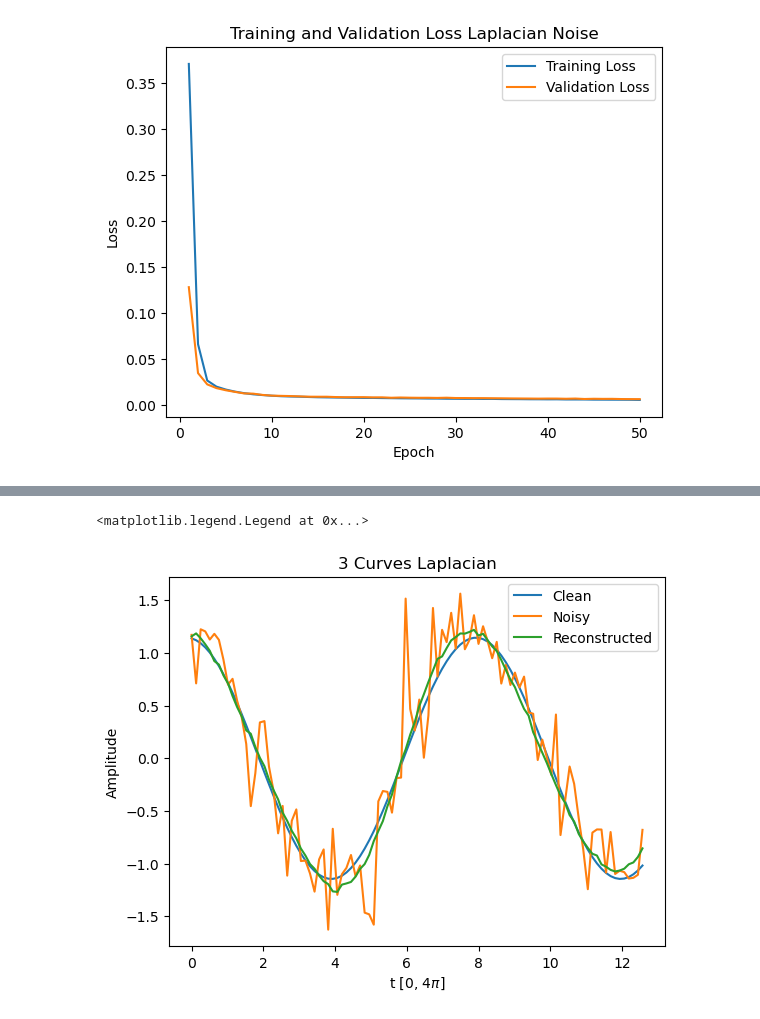
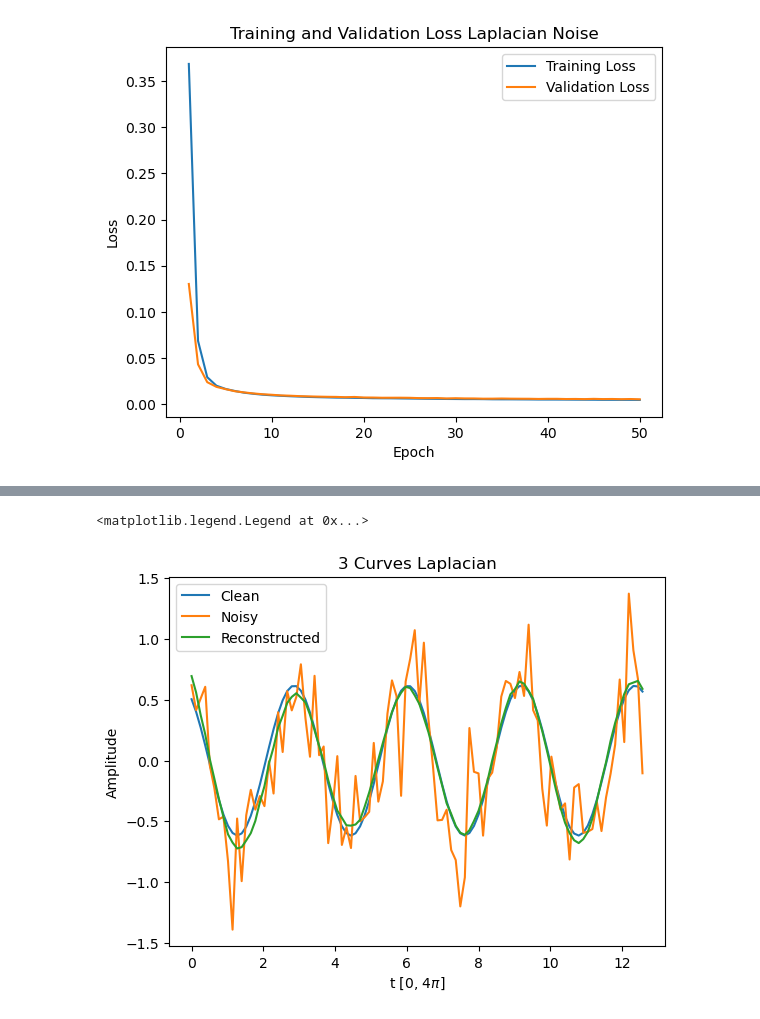
Before and after one commit to PolishJacob/ASTR5900_Projects, a Jupyter notebook: HW_08/MachineLearning.ipynb, the cells around one changed output, grey strips where cells are left out. Drawn from its saved outputs; the diff is of its cells as text; code cells hidden in the pictures.

Commit message:
Edit Laplacian section to use the same clean curve as in Q1 for better comparison

```diff
--- a/HW_08/MachineLearning.ipynb
+++ b/HW_08/MachineLearning.ipynb
@@ -612,16 +612,8 @@ for x in bottleneck:
 
 Instead of Gaussian, test Laplacian noise
 # %%
-clean_laplace = np.zeros((10000, 100))
-t_arr = np.linspace(0, 4 * np.pi, 100)
-for i in range(0, 10000):
-    amp = np.random.uniform(0.5, 1.5)
-    omega = np.random.uniform(0.5, 2)
-    phi = np.random.uniform(0, 2 * np.pi)
-    clean_laplace[i] = amp * np.sin((omega * t_arr) + phi)
-
 noisy_laplace = np.zeros((10000, 100))
 for i in range(0, 10000):
     epsilon = np.random.laplace(loc = 0, scale = 0.2, size = 100)
-    noisy_laplace[i] = clean_laplace[i] + epsilon
+    noisy_laplace[i] = clean_curve[i] + epsilon
 # %%
@@ -638,8 +630,8 @@ plt.legend()
 # dataset split
 X_train_lap = noisy_laplace[0:9000]
 X_val_lap = noisy_laplace[9000:]
-Y_train_lap = clean_laplace[0:9000]
-Y_val_lap = clean_laplace[9000:]
+Y_train_lap = clean_curve[0:9000]
+Y_val_lap = clean_curve[9000:]
 # %%
 N = 100
 auto_laplace = Sequential([
@@ -718,12 +710,12 @@ noisy_recon_lap = auto_laplace.predict(X_val_lap)
 32/32 ━━━━━━━━━━━━━━━━━━━━ 0s 1ms/step
 # %%
-plt.plot(t_arr, clean_laplace[1], label = "Clean")
+plt.plot(t_arr, clean_curve[1], label = "Clean")
 plt.plot(t_arr, noisy_laplace[1], label = "Noisy")
 plt.plot(t_arr, clean_recon_lap[1], label = "Reconstructed")
 plt.xlabel("t [0, 4$\pi$]")
 plt.ylabel("Amplitude")
 plt.title("3 Curves Laplacian")
 plt.legend()
 # %% [output]
 <matplotlib.legend.Legend at 0x...>
-[figure, old version]
+[figure, new version]
```
Also changed, not shown: parts of 4 cells of this notebook.
